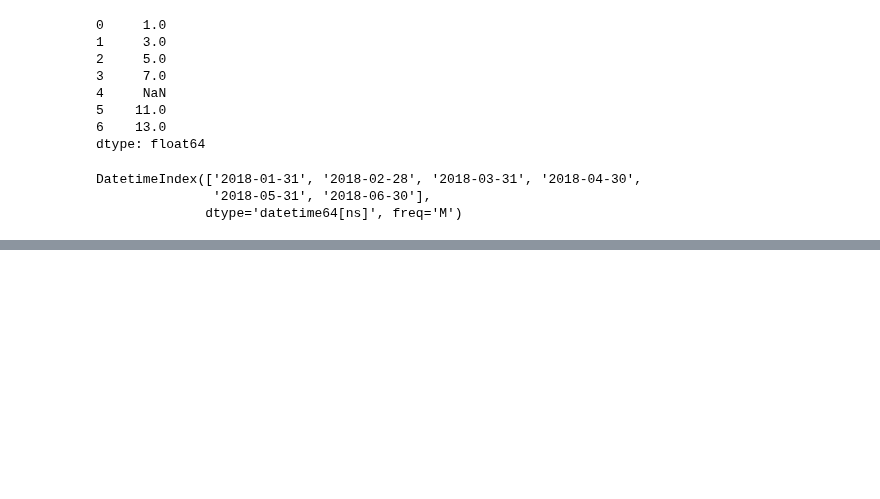
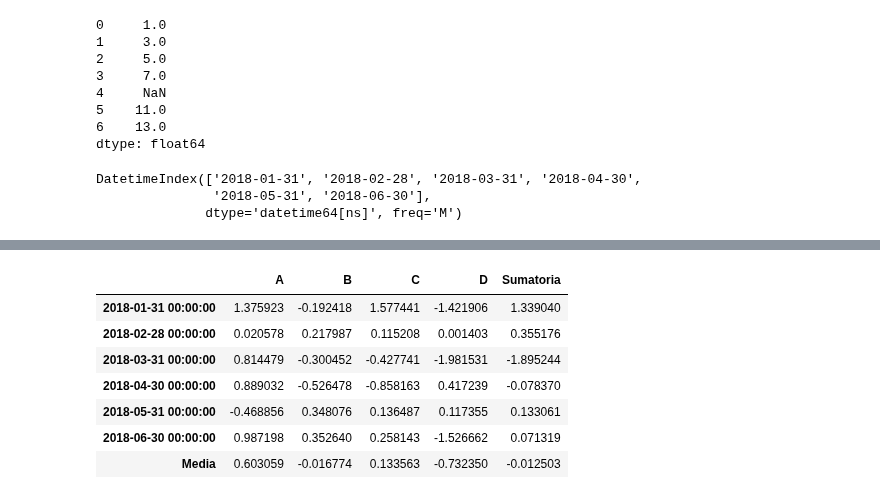
Before and after one commit to richiprieto/CursoPython_v1, a Jupyter notebook: CursoPython.ipynb, the cells around one changed output, grey strips where cells are left out. Saved outputs shown, nothing was run; the diff lists cells and outputs as text; code cells hidden in the pictures; blank space fills up the shorter version.

```diff
--- a/CursoPython.ipynb
+++ b/CursoPython.ipynb
@@ -485,0 +500,13 @@ dataFrame.iloc[1:5,1:4]
+# %%
+#Agregar una fila
+dataFrame.loc['Media']=dataFrame.mean()
+dataFrame
+# %% [output]
+|  | A | B | C | D | Sumatoria |
+| 2018-01-31 00:00:00 | 1.375923 | -0.192418 | 1.577441 | -1.421906 | 1.339040 |
+| 2018-02-28 00:00:00 | 0.020578 | 0.217987 | 0.115208 | 0.001403 | 0.355176 |
+| 2018-03-31 00:00:00 | 0.814479 | -0.300452 | -0.427741 | -1.981531 | -1.895244 |
+| 2018-04-30 00:00:00 | 0.889032 | -0.526478 | -0.858163 | 0.417239 | -0.078370 |
+| 2018-05-31 00:00:00 | -0.468856 | 0.348076 | 0.136487 | 0.117355 | 0.133061 |
+| 2018-06-30 00:00:00 | 0.987198 | 0.352640 | 0.258143 | -1.526662 | 0.071319 |
+| Media | 0.603059 | -0.016774 | 0.133563 | -0.732350 | -0.012503 |
```
Also changed, not shown: parts of 14 cells of this notebook.
